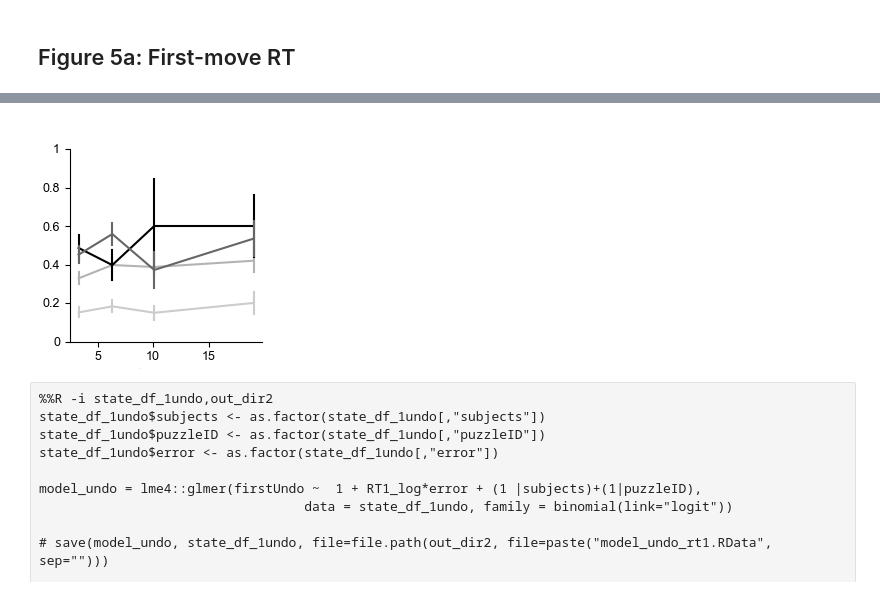
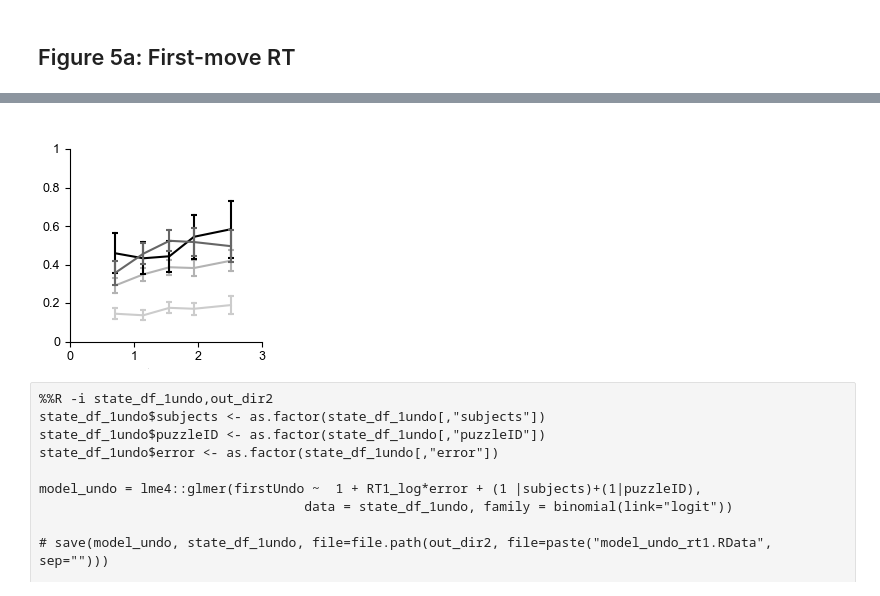
Before and after one commit to sherrybao222/Road_Construction, a Jupyter notebook: submission/analysis/figure_5.ipynb, the cells around one changed output, grey strips where cells are left out. Saved outputs shown, nothing was run; the diff lists cells and outputs as text; code cells hidden in the pictures.

```diff
--- a/submission/analysis/figure_5.ipynb
+++ b/submission/analysis/figure_5.ipynb
@@ -165,7 +165,8 @@ sns.lineplot(x='rt1_bin_mean_rt', y='firstUndo',
                         '>2': '0.0'  # dark grey
 }),
              err_style = "bars",
-             errorbar = "se"
+             errorbar = "se",
+             err_kws = {"capsize": 2, "capthick": 1.5}
              )
 
 
@@ -181,35 +182,35 @@ axs.set_xticks([0, 1, 2, 3])
 # axs.get_xaxis().set_tick_params(which='minor', width=0)
 # from matplotlib.ticker import ScalarFormatter, NullFormatter
 # for axis in [axs.xaxis]:
 #     axis.set_major_formatter(ScalarFormatter())
 #     axis.set_minor_formatter(NullFormatter())
 axs.set_xticklabels([0, 1, 2, 3])
 # tilt the labels
 # axs.set_xticklabels([x for x in axs.get_xticklabels()], rotation=45)
 
 # plt.xticklabels([round(x,1) for x in np.exp([0.5,1.5,2.5,3.5])])
 # axs.set_xticklabels(cutoff_round)
 
 handles = axs.get_legend_handles_labels()[0]  # get the handles
 labels = axs.get_legend_handles_labels()[1]   # get the labels
 order = [0,1,2,3]
 axs.legend([handles[idx] for idx in order],
            [labels[idx] for idx in order],
            frameon=False,
            bbox_to_anchor=(3, 0),
            title='Cumulative \nerror magnitude')
 
 # hide legend
 # axs.get_legend().remove()
 # axs.set_ylim([0,0.2])
 axs.set_yticks(np.arange(0, 1.2, 0.2))
 axs.set_yticklabels(['0','0.2','0.4','0.6','0.8','1'])
-axs.set(xlabel='First-move RT (s)', ylabel='Probability of undo')
+axs.set(xlabel='log(First-move RT (s))', ylabel='Probability of undo')
 axs.set_aspect(1/axs.get_data_ratio())
 fig.savefig(out_dir+'undo_first_rt_cumulative_error'+save_mode, dpi=300, bbox_inches='tight')
 plt.show()
 # %% [output]
-[figure, old version]
+[figure, new version]
 # %% [raw]
 %%R -i state_df_1undo,out_dir2
 state_df_1undo$subjects <- as.factor(state_df_1undo[,"subjects"])
```
Also changed, not shown: parts of 4 cells of this notebook, 6 other files.
